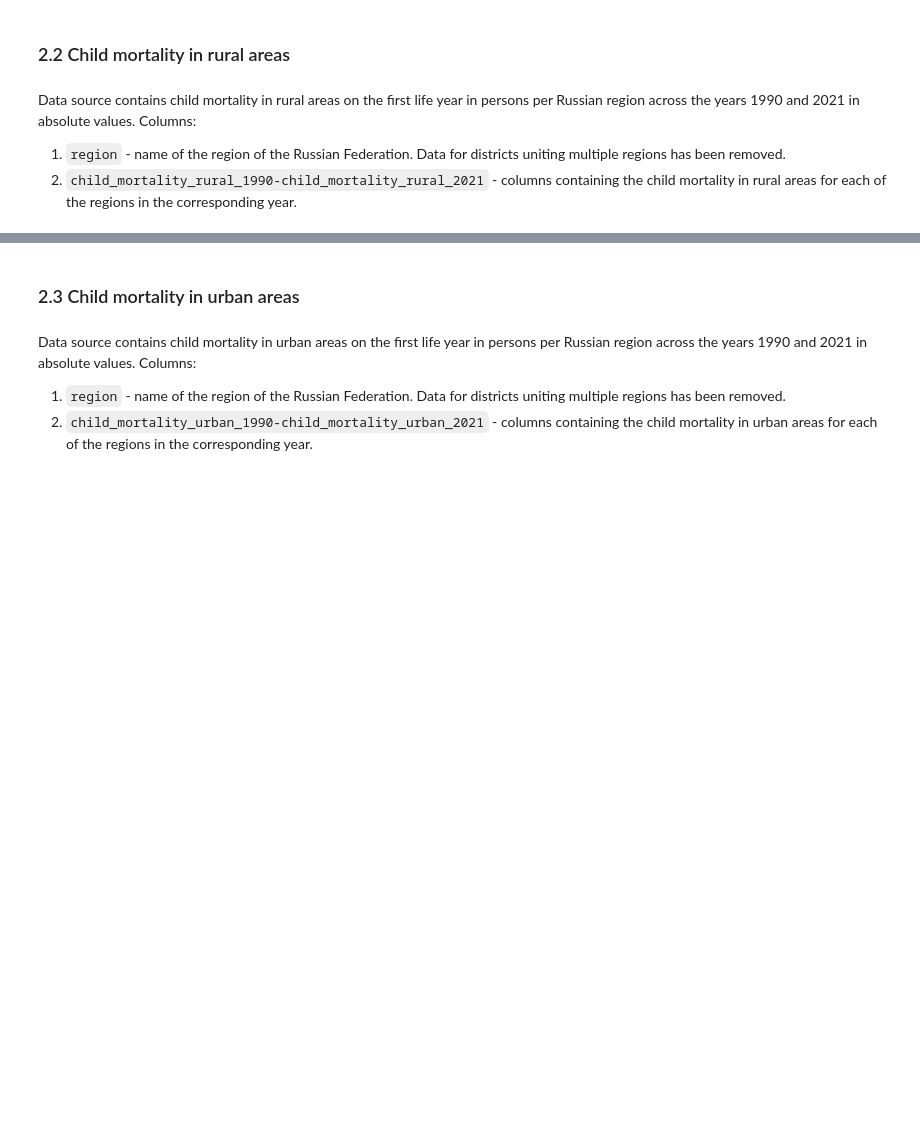
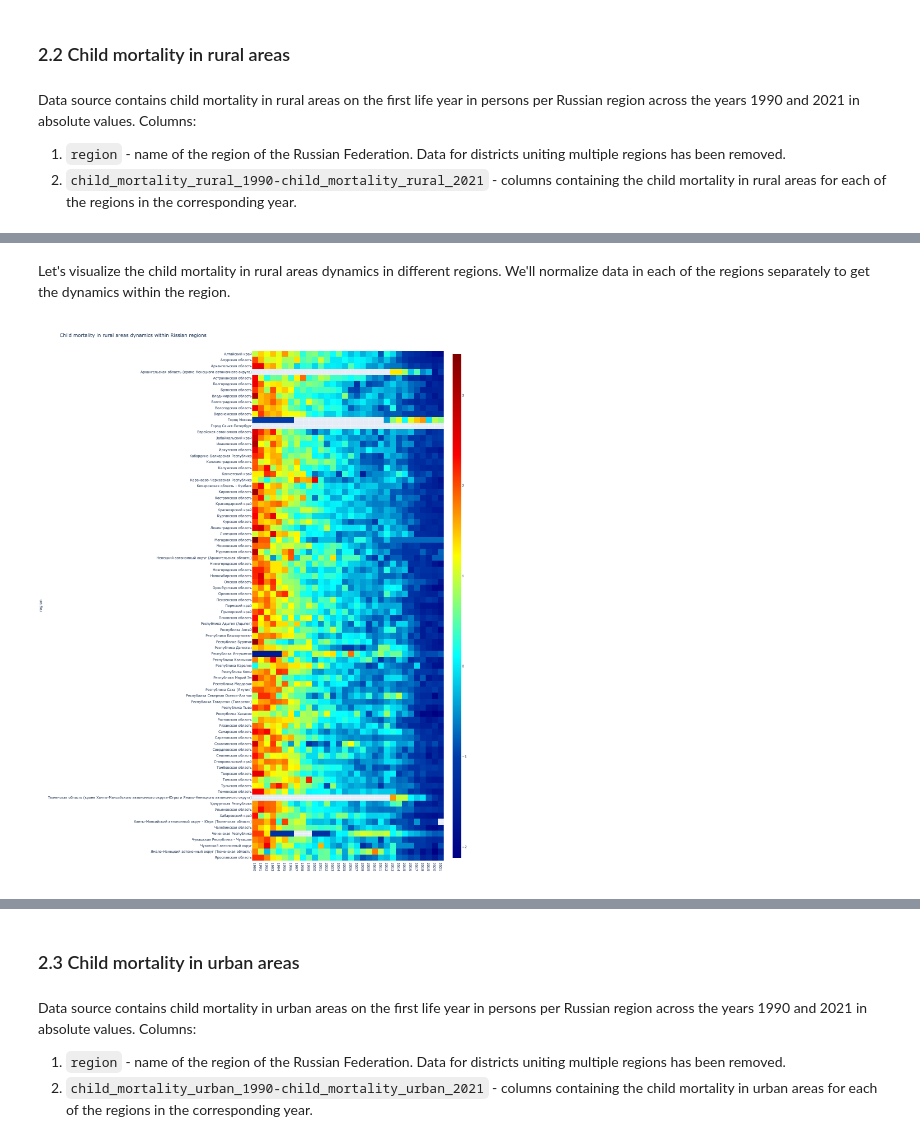
Before and after one commit to helios12/DataScienceProjects, a Jupyter notebook: projects/project-7-final/Project-7.Identification_of_vulnerable_population_groups.ipynb, the cells around one changed output, grey strips where cells are left out. Drawn from its saved outputs; the diff is of its cells as text; code cells hidden in the pictures; blank space fills up the shorter version.

```diff
--- a/projects/project-7-final/Project-7.Identification_of_vulnerable_population_groups.ipynb
+++ b/projects/project-7-final/Project-7.Identification_of_vulnerable_population_groups.ipynb
@@ -108,7 +107,0 @@ Calculate child mortality in rural areas per population of 1000 people.
-# %%
-data_child_mortality_rural = data_child_mortality_rural / data_population * 1000
-
-# Delete the years which have up to 40 % of empty values.
-data_child_mortality_rural = drop_empty_years(data_child_mortality_rural)
-data_child_mortality_rural = rename_columns(data_child_mortality_rural, 'child_mortality_rural_', 0)
-data_child_mortality_rural.head()
@@ -123,0 +108,15 @@ data_child_mortality_rural.head()
+# %% [markdown]
+Let's visualize the child mortality in rural areas dynamics in different regions. We'll normalize data in each of the regions separately to get the dynamics within the region.
+# %%
+data_child_mortality_rural_normalized = normalize_data(data_child_mortality_rural)
+
+fig = px.imshow(
+    data_child_mortality_rural_normalized,
+    height=2000,
+    width=1550,
+    color_continuous_scale='Jet',
+    title='Child mortality in rural areas dynamics within Rissian regions'
+)
+fig.show('png')
+# %% [output]
+[figure, added]
```
Also changed, not shown: parts of 30 cells of this notebook, 1 other file.
